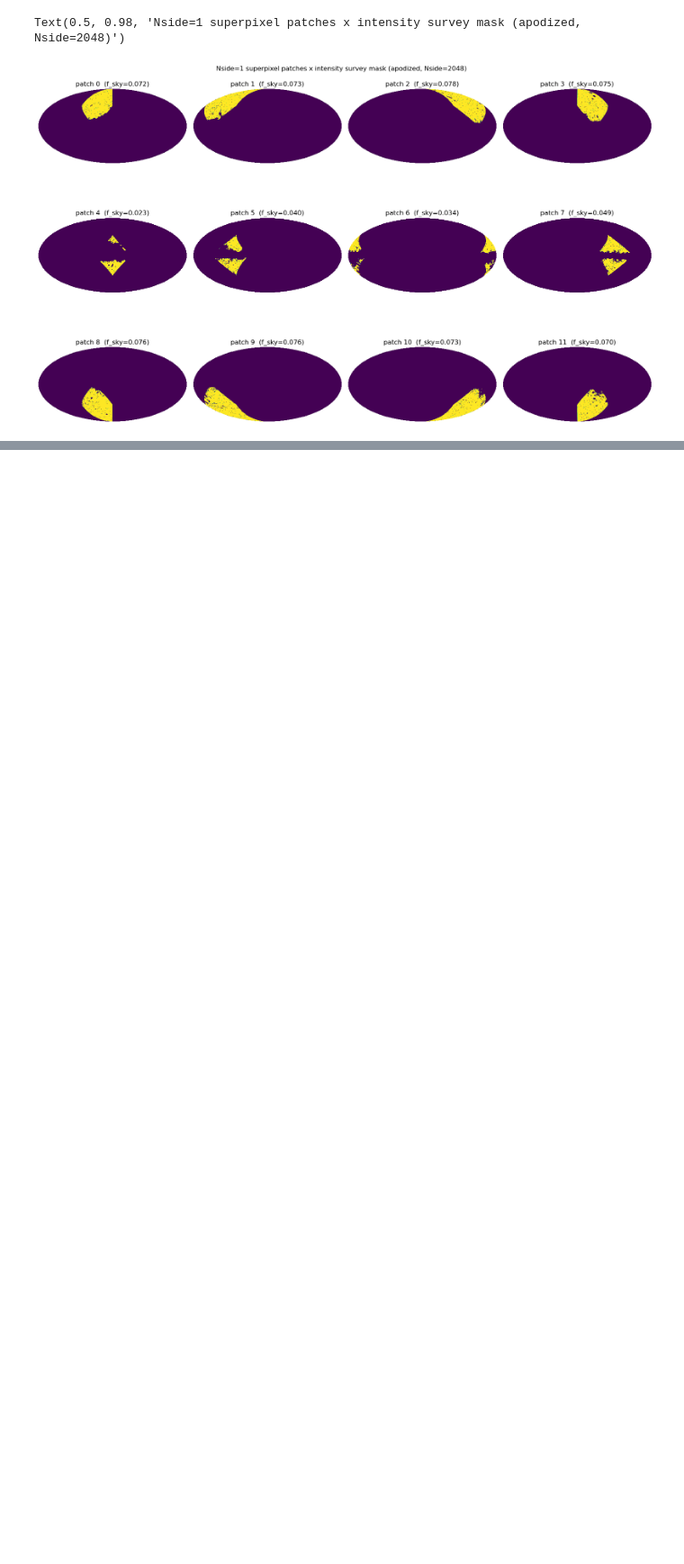
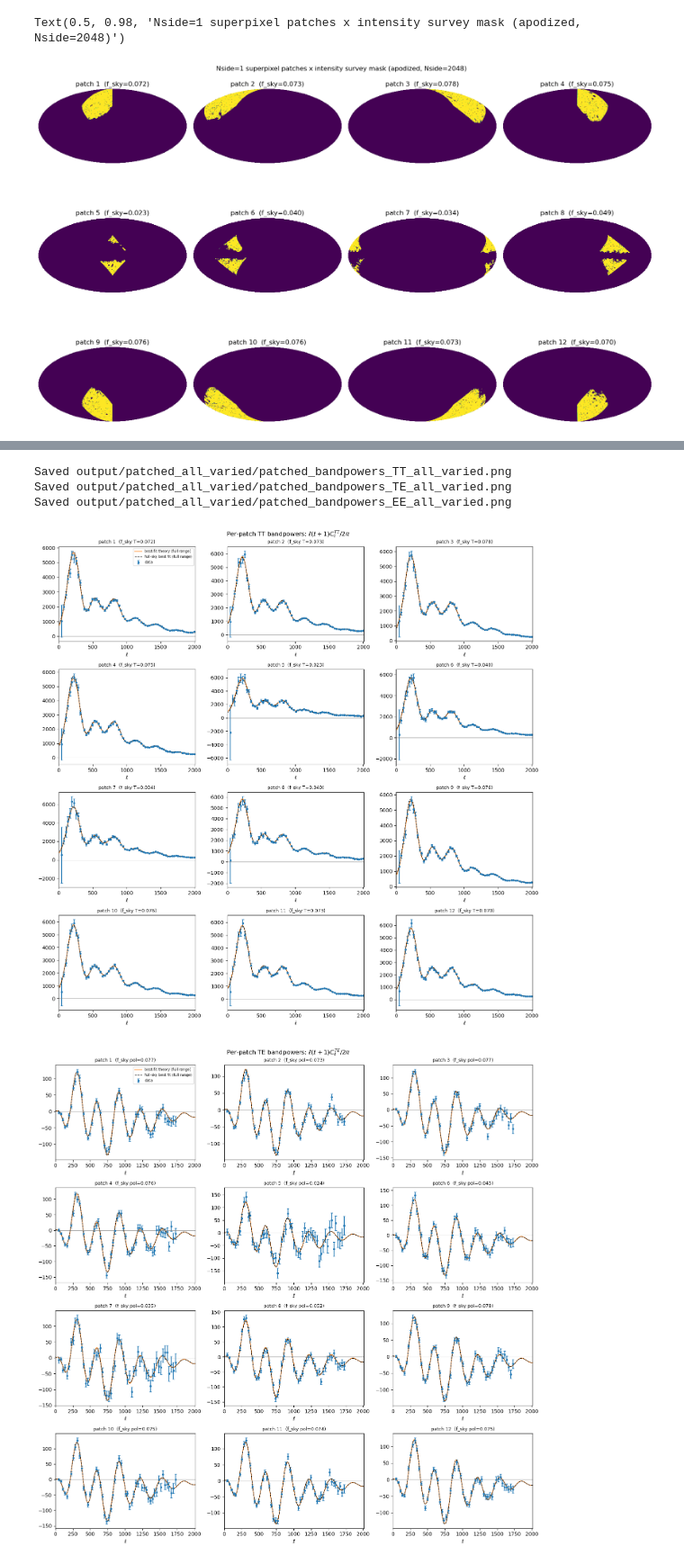
Before and after one commit to jamshidi3d/patch_cosmic_parameters, a Jupyter notebook: patch_cosmology_fit.ipynb, the cells around one changed output, grey strips where cells are left out. Shown at 90% size. Drawn from its saved outputs; the diff is of its cells as text; code cells hidden in the pictures; blank space fills up the shorter version.

Commit message:
Show fixed parameters in Section 4 patch-fit plot titles
Co-Authored-By: Claude Sonnet 5.5 <noreply@anthropic.com>

```diff
--- a/patch_cosmology_fit.ipynb
+++ b/patch_cosmology_fit.ipynb
@@ -535,7 +546,7 @@ for i in range(N_PATCHES):
 plt.figure(figsize=(16, 10))
 for i in range(N_PATCHES):
     hp.mollview(
-        patch_masks_t[i], sub=(3, 4, i + 1), title=f"patch {i}  (f_sky={patch_fsky_t[i]:.3f})",
+        patch_masks_t[i], sub=(3, 4, i + 1), title=f"patch {i + 1}  (f_sky={patch_fsky_t[i]:.3f})",
         cbar=False, notext=True, min=0, max=1,
     )
 plt.suptitle(f"Nside=1 superpixel patches x intensity survey mask (apodized, Nside={NSIDE_PATCH})")
@@ -814,16 +789,23 @@ print(f"Saved {bandpowers_path}")
 # %%
-# Same per-patch figure as the TT one above, for TE and EE: each patch's
-# bandpowers (with the joint-covariance errors), its own best-fit theory
-# curve, and the full-sky best fit as a reference. Uses only cl_data /
-# errors / best_fit, so it works for patches reloaded from the cache too.
-fullsky_ps_ee_patch = (
-    fitting.point_source_dl_template(LMAX_PATCH, fullsky_best_fit["A_ps_EE"])
-    if show_fullsky_ref else None
-)
+# Per-patch bandpower figures for TT, TE and EE: each patch's bandpowers
+# (with the joint-covariance errors), its own best-fit theory curve, and the
+# full-sky best fit as a reference. Uses only cl_data / errors / best_fit
+# from patch_results, so it works for patches reloaded from the cache too;
+# the fitting cell above does no plotting.
+ell_full_patch = np.arange(2, LMAX_PATCH + 1)  # shared full-range ell axis for the theory curves
+patch_best_cl = {}  # per-patch best-fit CAMB spectra, shared by the three figures
+if show_fullsky_ref:
+    fullsky_cosmo = {k: v for k, v in fullsky_best_fit.items() if k in FIDUCIAL}
+    fullsky_cl_patch = fitting.camb_cl(**fullsky_cosmo, lmax=LMAX_PATCH)
+    fullsky_ps_patch = {
+        "TT": fitting.point_source_dl_template(LMAX_PATCH, fullsky_best_fit["A_ps_TT"]),
+        "EE": fitting.point_source_dl_template(LMAX_PATCH, fullsky_best_fit["A_ps_EE"]),
+    }
 
 
 def plot_patch_spectra(spec):
-    """4x3 per-patch panels for spec in {"TE", "EE"}; returns the saved path."""
+    """4x3 per-patch panels for spec in {"TT", "TE", "EE"}; returns the saved path."""
+    fsky_key, fsky_label = ("f_sky_t", "f_sky T") if spec == "TT" else ("f_sky_pol", "f_sky pol")
     fig, axes = plt.subplots(4, 3, figsize=(14, 14))
     legend_added = False
     for i, ax in zip(range(N_PATCHES), axes.flat):
@@ -834,37 +816,43 @@ def plot_patch_spectra(spec):
         best_fit_i = entry["result"]["best_fit"]
         if i not in patch_best_cl:
             patch_best_cl[i] = fitting.camb_cl(
                 **{k: v for k, v in best_fit_i.items() if k in FIDUCIAL}, lmax=LMAX_PATCH
             )
         theory = patch_best_cl[i][spec]
-        if spec == "EE":
-            theory = theory + fitting.point_source_dl_template(LMAX_PATCH, best_fit_i["A_ps_EE"])
+        if spec in ("TT", "EE"):
+            theory = theory + fitting.point_source_dl_template(LMAX_PATCH, best_fit_i[f"A_ps_{spec}"])
 
         ell = entry["ell"][spec]
         ax.errorbar(ell, to_dl(ell, entry["cl_data"][spec]),
                     yerr=to_dl(ell, entry["errors"][entry["error_slices"][spec]]),
                     fmt="o", ms=3, capsize=2, label="data")
         ax.plot(ell_full_patch, to_dl(ell_full_patch, theory[2:LMAX_PATCH + 1]), "-", lw=1.2,
                 color="tab:orange", label="best-fit theory (full range)")
         if show_fullsky_ref:
             ref = fullsky_cl_patch[spec]
-            if spec == "EE":
-                ref = ref + fullsky_ps_ee_patch
+            if spec in fullsky_ps_patch:
+                ref = ref + fullsky_ps_patch[spec]
             ax.plot(ell_full_patch, to_dl(ell_full_patch, ref[2:LMAX_PATCH + 1]), "k--", lw=1,
                     label="full-sky best fit (full range)")
         ax.axhline(0, color="gray", lw=0.5)
         ax.set_xlim(0, LMAX_PATCH)
-        ax.set_title(f"patch {i}  (f_sky pol={entry['f_sky_pol']:.3f})", fontsize=9)
+        ax.set_title(f"patch {i + 1}  ({fsky_label}={entry[fsky_key]:.3f})", fontsize=9)
         ax.set_xlabel(r"$\ell$")
         if not legend_added:
             ax.legend(fontsize=7)
             legend_added = True
-    fig.suptitle(rf"Per-patch {spec} bandpowers: $\ell(\ell+1)C_\ell^{{{spec}}}/2\pi$")
+    fig.suptitle(rf"Per-patch {spec} bandpowers: $\ell(\ell+1)C_\ell^{{{spec}}}/2\pi$" + (("\nfixed: " + ", ".join(f"{p}={initial_guess[p]:.4g}" for p in sorted(fixed_params))) if fixed_params else "\nall parameters varied"))
     plt.tight_layout()
     path = os.path.join(PATCHED_OUTPUT_DIR, f"patched_bandpowers_{spec}_{PATCHED_TAG}.png")
     fig.savefig(path, dpi=150)
     return path
 
 
-for spec in ["TE", "EE"]:
+for spec in ["TT", "TE", "EE"]:
     print(f"Saved {plot_patch_spectra(spec)}")
+# %% [output]
+Saved output/patched_all_varied/patched_bandpowers_TT_all_varied.png
+Saved output/patched_all_varied/patched_bandpowers_TE_all_varied.png
+Saved output/patched_all_varied/patched_bandpowers_EE_all_varied.png
+[figure, added]
+[figure, added]
```
Also changed, not shown: parts of 9 cells of this notebook, 2 other files.
